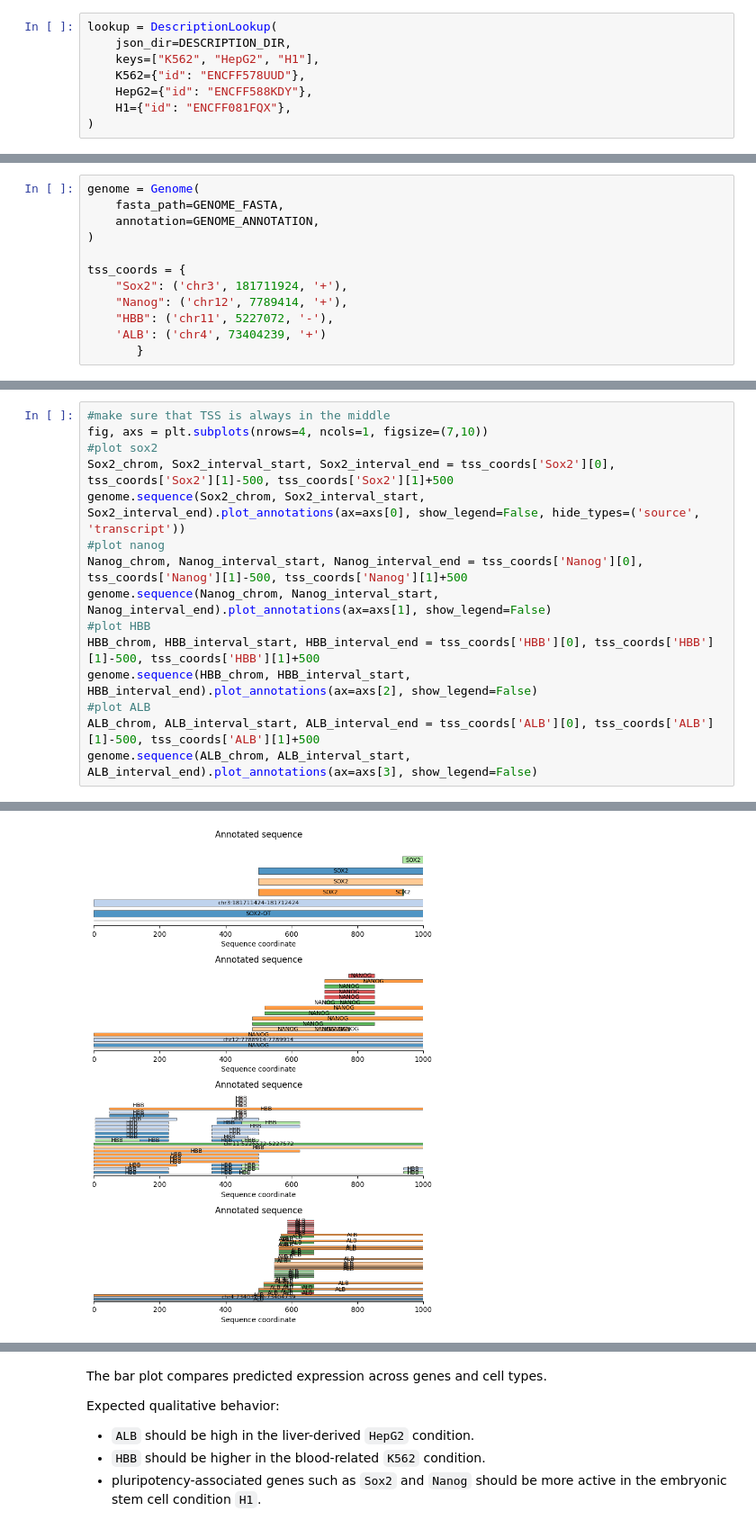
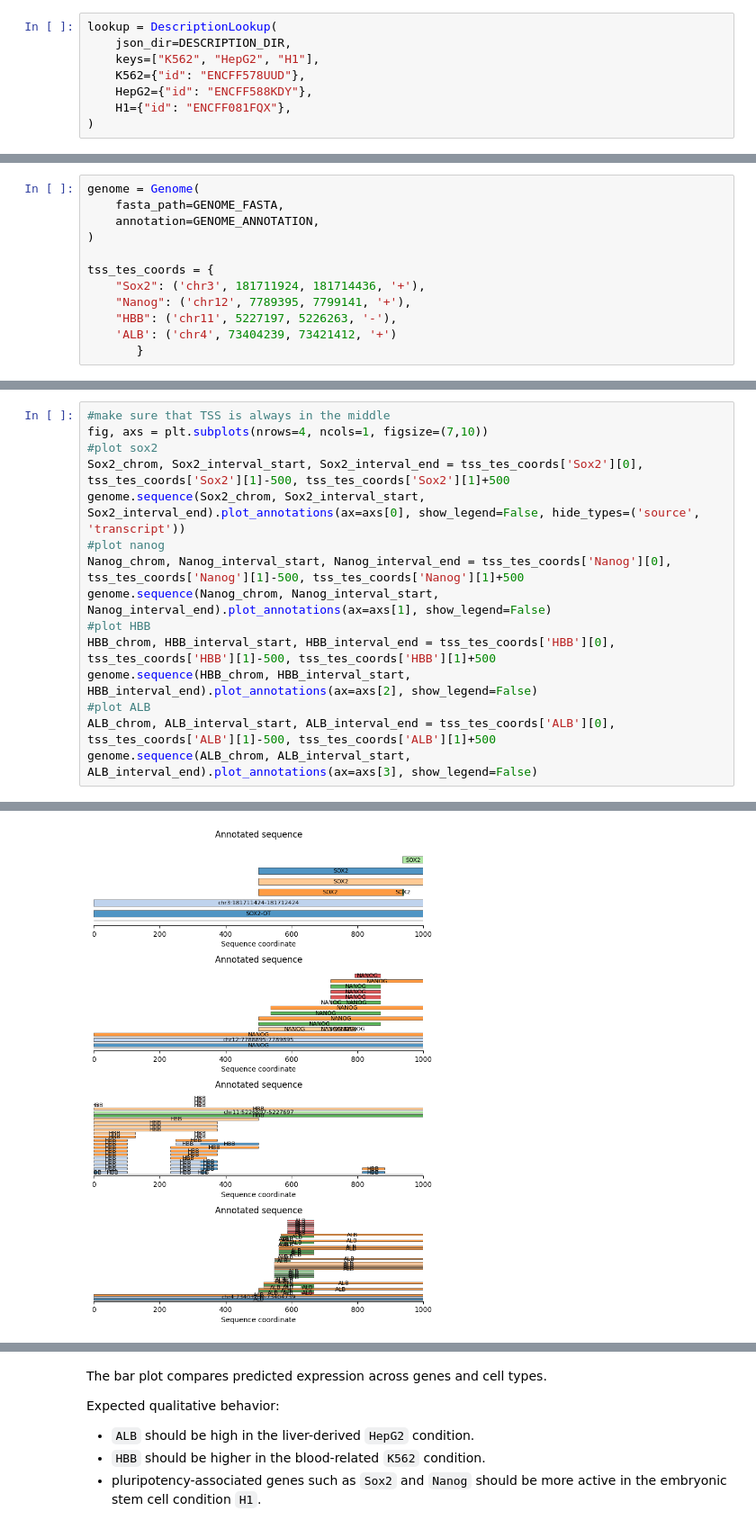
Before and after one commit to AIRI-Institute/GENA_LM, a Jupyter notebook: downstream_tasks/expression_prediction/api/notebooks/expression_inference_example.ipynb, the cells around one changed output, grey strips where cells are left out. Shown at 90% size. Drawn from its saved outputs; the diff is of its cells as text.

```diff
--- a/downstream_tasks/expression_prediction/api/notebooks/expression_inference_example.ipynb
+++ b/downstream_tasks/expression_prediction/api/notebooks/expression_inference_example.ipynb
@@ -121,9 +173,9 @@ genome = Genome(
     annotation=GENOME_ANNOTATION,
 )
 
-tss_coords = {
-    "Sox2": ('chr3', 181711924, '+'),
-    "Nanog": ('chr12', 7789414, '+'),
-    "HBB": ('chr11', 5227072, '-'),
-    'ALB': ('chr4', 73404239, '+')
+tss_tes_coords = {
+    "Sox2": ('chr3', 181711924, 181714436, '+'),
+    "Nanog": ('chr12', 7789395, 7799141, '+'),
+    "HBB": ('chr11', 5227197, 5226263, '-'),
+    'ALB': ('chr4', 73404239, 73421412, '+')
 	   }
@@ -130,19 +190,19 @@ tss_coords = {
 # %%
 #make sure that TSS is always in the middle
 fig, axs = plt.subplots(nrows=4, ncols=1, figsize=(7,10))
 #plot sox2
-Sox2_chrom, Sox2_interval_start, Sox2_interval_end = tss_coords['Sox2'][0], tss_coords['Sox2'][1]-500, tss_coords['Sox2'][1]+500
+Sox2_chrom, Sox2_interval_start, Sox2_interval_end = tss_tes_coords['Sox2'][0], tss_tes_coords['Sox2'][1]-500, tss_tes_coords['Sox2'][1]+500
 genome.sequence(Sox2_chrom, Sox2_interval_start, Sox2_interval_end).plot_annotations(ax=axs[0], show_legend=False, hide_types=('source', 'transcript'))
 #plot nanog
-Nanog_chrom, Nanog_interval_start, Nanog_interval_end = tss_coords['Nanog'][0], tss_coords['Nanog'][1]-500, tss_coords['Nanog'][1]+500
+Nanog_chrom, Nanog_interval_start, Nanog_interval_end = tss_tes_coords['Nanog'][0], tss_tes_coords['Nanog'][1]-500, tss_tes_coords['Nanog'][1]+500
 genome.sequence(Nanog_chrom, Nanog_interval_start, Nanog_interval_end).plot_annotations(ax=axs[1], show_legend=False)
 #plot HBB
-HBB_chrom, HBB_interval_start, HBB_interval_end = tss_coords['HBB'][0], tss_coords['HBB'][1]-500, tss_coords['HBB'][1]+500
+HBB_chrom, HBB_interval_start, HBB_interval_end = tss_tes_coords['HBB'][0], tss_tes_coords['HBB'][1]-500, tss_tes_coords['HBB'][1]+500
 genome.sequence(HBB_chrom, HBB_interval_start, HBB_interval_end).plot_annotations(ax=axs[2], show_legend=False)
 #plot ALB
-ALB_chrom, ALB_interval_start, ALB_interval_end = tss_coords['ALB'][0], tss_coords['ALB'][1]-500, tss_coords['ALB'][1]+500
+ALB_chrom, ALB_interval_start, ALB_interval_end = tss_tes_coords['ALB'][0], tss_tes_coords['ALB'][1]-500, tss_tes_coords['ALB'][1]+500
 genome.sequence(ALB_chrom, ALB_interval_start, ALB_interval_end).plot_annotations(ax=axs[3], show_legend=False)
 # %% [output]
 (<Figure size 700x1000 with 4 Axes>,
  <Axes: title={'center': 'Annotated sequence'}, xlabel='Sequence coordinate'>)
-[figure, old version]
+[figure, new version]
```
Also changed, not shown: parts of 35 cells of this notebook, 1 other file.
